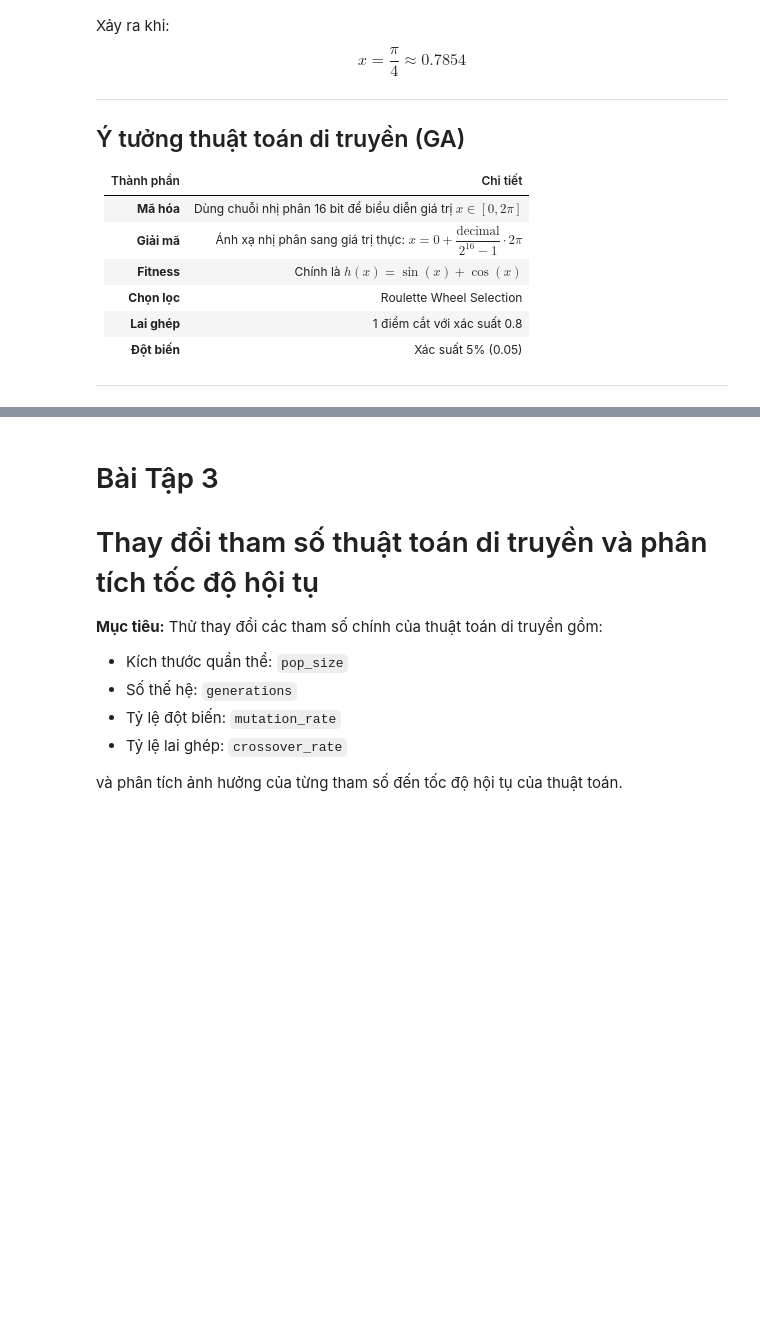
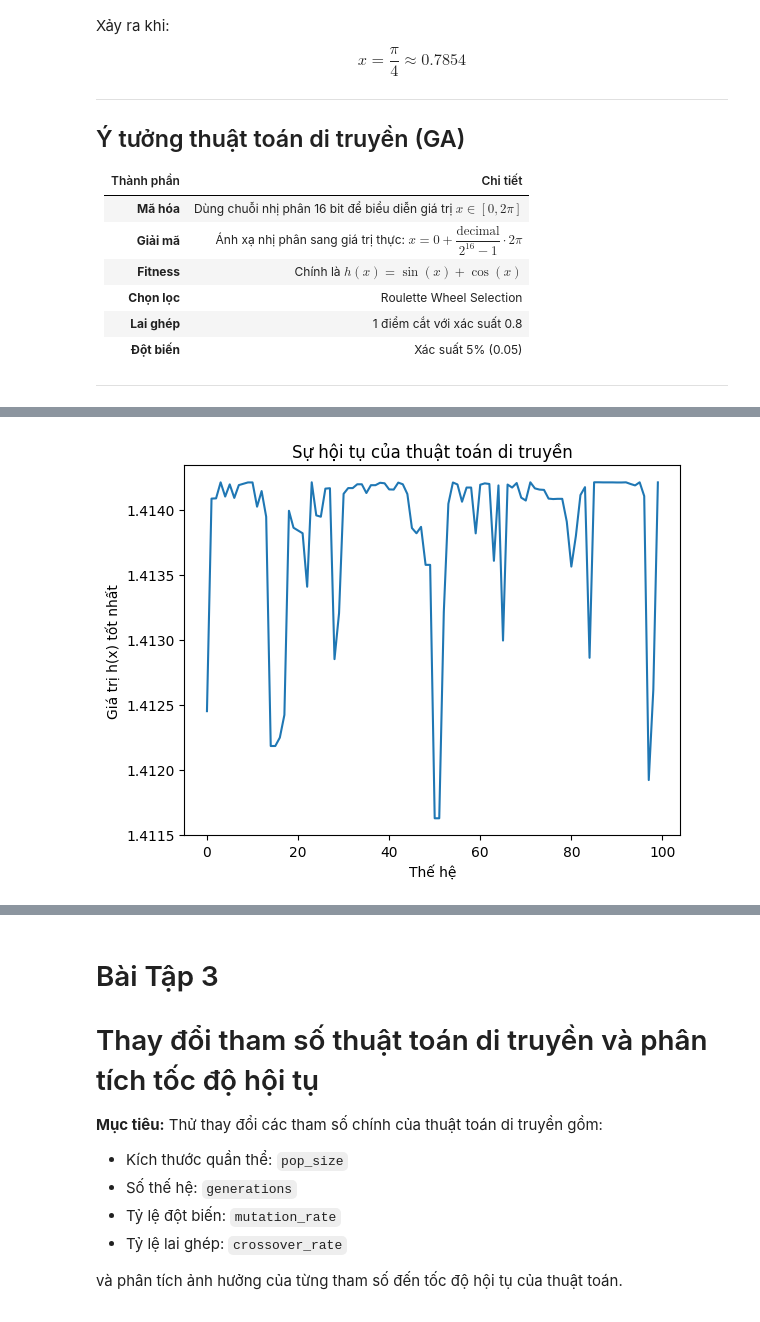
Before and after one commit to Bkhangnguyen/Thuc-Hanh-Tri-Tue-Nhan-Tao, a Jupyter notebook: LAB4/lab4.ipynb, the cells around one changed output, grey strips where cells are left out. Cells and saved outputs as stored; diff of their text form; code cells hidden in the pictures; blank space fills up the shorter version.

```diff
--- a/LAB4/lab4.ipynb
+++ b/LAB4/lab4.ipynb
@@ -448,0 +473,83 @@ $$
+# %%
+# code vào đây nhe
+import numpy as np
+import random
+import matplotlib.pyplot as plt
+
+def encode(x):
+    max_int = 2**16 - 1
+    int_val = int(round((x - 0) / (2 * np.pi) * max_int))
+    return format(int_val, '016b')
+
+def decode(chrom):
+    max_int = 2**16 - 1
+    int_val = int(chrom, 2)
+    x = int_val / max_int * (2 * np.pi)
+    return x
+
+def fitness(chrom):
+    x = decode(chrom)
+    return np.sin(x) + np.cos(x)
+
+def init_population(pop_size=50):
+    return [''.join(random.choice('01') for _ in range(16)) for _ in range(pop_size)]
+
+def roulette_wheel_selection(population, fitnesses):
+    total_fit = sum(fitnesses)
+    pick = random.uniform(0, total_fit)
+    current = 0
+    for chrom, fit in zip(population, fitnesses):
+        current += fit
+        if current > pick:
+            return chrom
+    return population[-1]
+
+def crossover(parent1, parent2, crossover_rate=0.8):
+    if random.random() < crossover_rate:
+        point = random.randint(1, 15)
+        return parent1[:point] + parent2[point:]
+    return parent1
+
+def mutate(chrom, mutation_rate=0.05):
+    chrom = list(chrom)
+    for i in range(16):
+        if random.random() < mutation_rate:
+            chrom[i] = '1' if chrom[i] == '0' else '0'
+    return ''.join(chrom)
+
+def genetic_algorithm(
+    pop_size=50, generations=100, crossover_rate=0.8, mutation_rate=0.05
+):
+    population = init_population(pop_size)
+    best_history = []
+    for gen in range(generations):
+        fitnesses = [fitness(chrom) for chrom in population]
+        best_idx = np.argmax(fitnesses)
+        best_history.append(fitnesses[best_idx])
+        new_population = []
+        for _ in range(pop_size):
+            parent1 = roulette_wheel_selection(population, fitnesses)
+            parent2 = roulette_wheel_selection(population, fitnesses)
+            child = crossover(parent1, parent2, crossover_rate)
+            child = mutate(child, mutation_rate)
+            new_population.append(child)
+        population = new_population
+        if (gen+1) % 10 == 0 or gen == 0:
+            print(f"Thế hệ {gen+1}: x = {decode(population[best_idx]):.4f}, h(x) = {fitness(population[best_idx]):.4f}")
+
+    fitnesses = [fitness(chrom) for chrom in population]
+    best_idx = np.argmax(fitnesses)
+    best_x = decode(population[best_idx])
+    best_h = fitness(population[best_idx])
+
+    plt.plot(best_history)
+    plt.xlabel('Thế hệ')
+    plt.ylabel('Giá trị h(x) tốt nhất')
+    plt.title('Sự hội tụ của thuật toán di truyền')
+    plt.show()
+    print(f"\nKết quả cuối cùng: x = {best_x:.4f}, h(x) = {best_h:.4f}")
+    print(f"Nghiệm chính xác: x = {np.pi/4:.4f}, h(x) = {np.sqrt(2):.4f}")
+
+# Chạy thuật toán cho bài
+genetic_algorithm()
+# %% [output]
@@ -448,0 +567 @@ $$
+[figure, added]
```
Also changed, not shown: parts of 10 cells of this notebook, 2 other files.
